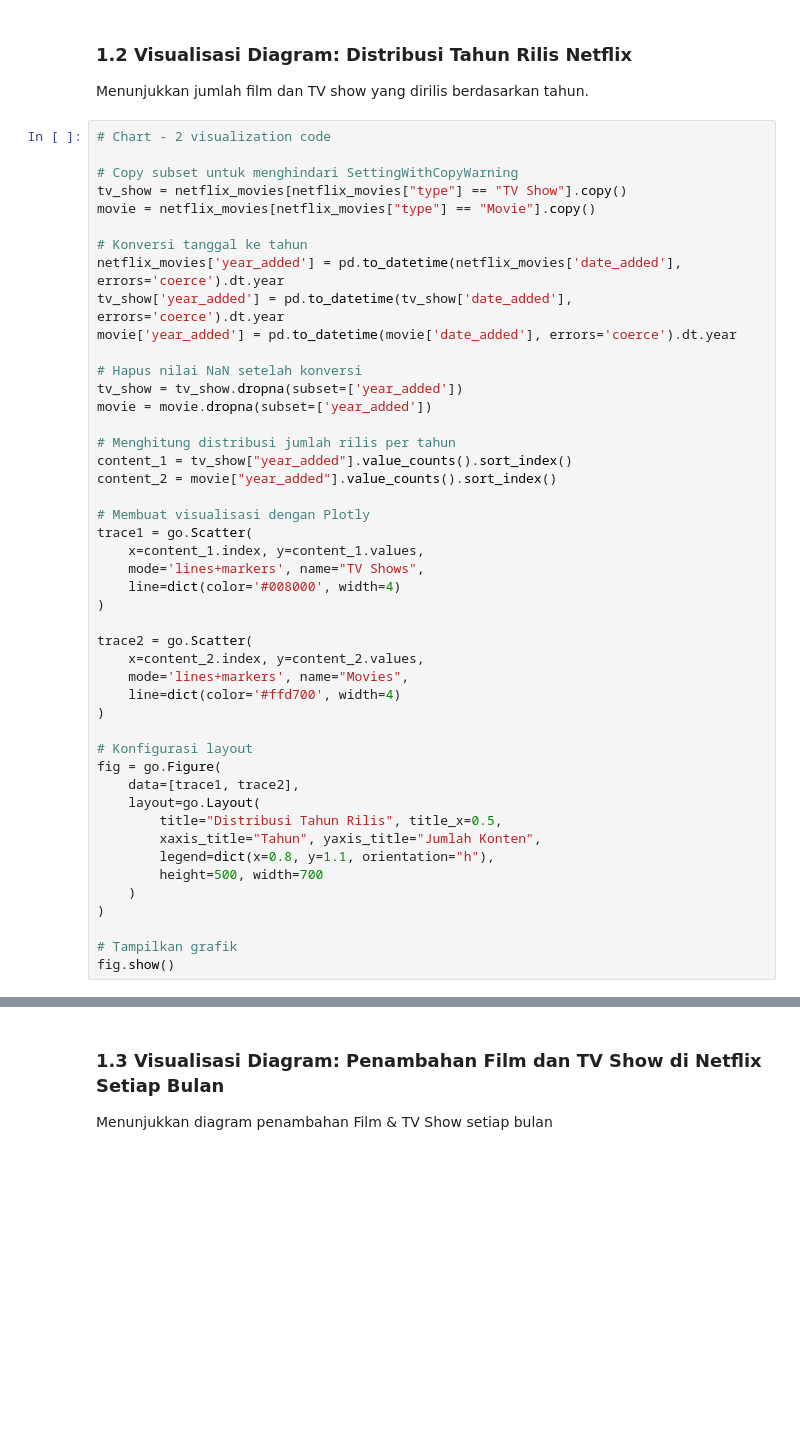
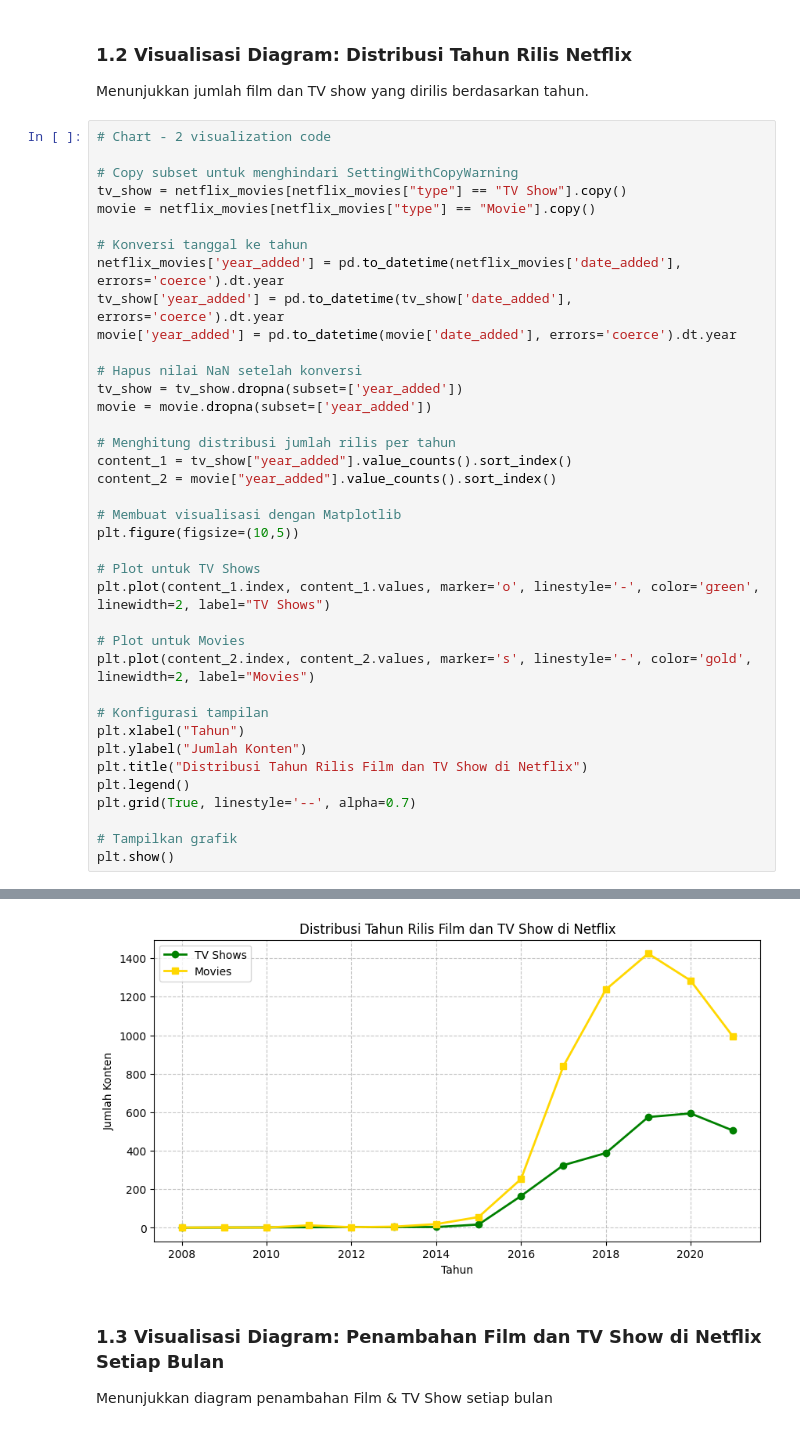
Before and after one commit to rassyz/UAS_AI_Rasyid-Abdul-Rauf, a Jupyter notebook: UAS_AI_Clustering.ipynb, the cells around one changed output, grey strips where cells are left out. Drawn from its saved outputs; the diff is of its cells as text; blank space fills up the shorter version.

```diff
--- a/UAS_AI_Clustering.ipynb
+++ b/UAS_AI_Clustering.ipynb
@@ -97,30 +91,22 @@ movie = movie.dropna(subset=['year_added'])
 content_1 = tv_show["year_added"].value_counts().sort_index()
 content_2 = movie["year_added"].value_counts().sort_index()
 
-# Membuat visualisasi dengan Plotly
-trace1 = go.Scatter(
-    x=content_1.index, y=content_1.values,
-    mode='lines+markers', name="TV Shows",
-    line=dict(color='#008000', width=4)
-)
+# Membuat visualisasi dengan Matplotlib
+plt.figure(figsize=(10,5))
 
-trace2 = go.Scatter(
-    x=content_2.index, y=content_2.values,
-    mode='lines+markers', name="Movies",
-    line=dict(color='#ffd700', width=4)
-)
+# Plot untuk TV Shows
+plt.plot(content_1.index, content_1.values, marker='o', linestyle='-', color='green', linewidth=2, label="TV Shows")
 
-# Konfigurasi layout
-fig = go.Figure(
-    data=[trace1, trace2],
-    layout=go.Layout(
-        title="Distribusi Tahun Rilis", title_x=0.5,
-        xaxis_title="Tahun", yaxis_title="Jumlah Konten",
-        legend=dict(x=0.8, y=1.1, orientation="h"),
-        height=500, width=700
-    )
-)
+# Plot untuk Movies
+plt.plot(content_2.index, content_2.values, marker='s', linestyle='-', color='gold', linewidth=2, label="Movies")
+
+# Konfigurasi tampilan
+plt.xlabel("Tahun")
+plt.ylabel("Jumlah Konten")
+plt.title("Distribusi Tahun Rilis Film dan TV Show di Netflix")
+plt.legend()
+plt.grid(True, linestyle='--', alpha=0.7)
 
 # Tampilkan grafik
-fig.show()
+plt.show()
 # %% [output]
@@ -128,3 +113,4 @@ fig.show()
+[figure, added]
 # %% [markdown]
 ### 1.3 Visualisasi Diagram: Penambahan Film dan TV Show di Netflix Setiap Bulan
 Menunjukkan diagram penambahan Film & TV Show setiap bulan
```
Also changed, not shown: parts of 4 cells of this notebook.
